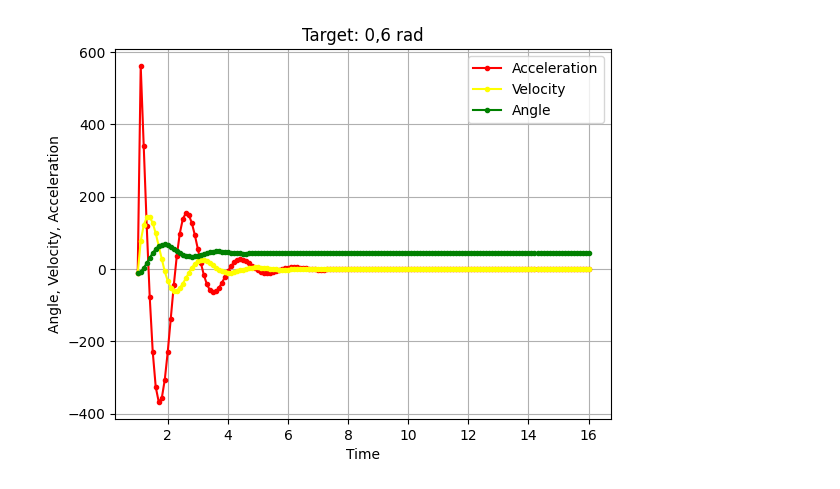
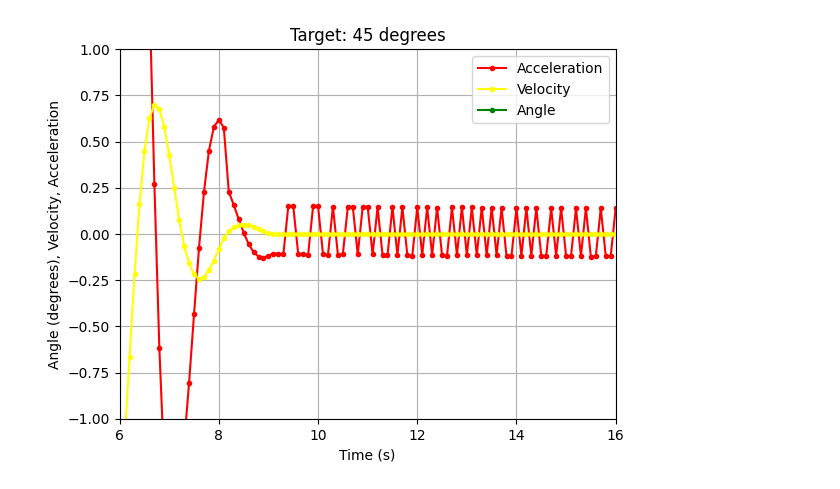
Before and after one commit to jacobrask15/programmering_og_modellering_robot, a Jupyter notebook: w9-10/opg1/plot_af_angle.ipynb, the cells around one changed output. Saved outputs shown, nothing was run; the diff lists cells and outputs as text; code cells hidden in the pictures.

```diff
--- a/w9-10/opg1/plot_af_angle.ipynb
+++ b/w9-10/opg1/plot_af_angle.ipynb
@@ -1,35 +1,35 @@
 # %%
 import matplotlib.pyplot as plt
 import numpy as np
 
 
 with open("test.txt", "r") as f:
 
     testOut2 = f.read()
     stringData = testOut2
     stringData = stringData.replace("mk_", "")
 
 
     data5 = eval(stringData)
 
 
     # Extract time and values, ignoring ON/OFF and direction for this plot
     times = [point[0] for point in data5]
     angles = [point[1] for point in data5]
     velocities = [point[2] for point in data5]
     accelerations = [point[3] for point in data5]
 
     # Create the plot
-    #plt.ylim(-1,1)
-    #plt.xlim(0, 3)
+    plt.ylim(-1,1)
+    plt.xlim(6, 16)
     plt.plot(times, accelerations, '-o', label='Acceleration', color='red', markersize=3)
     plt.plot(times, velocities, '-o', label='Velocity', color='yellow', markersize=3)
     plt.plot(times, angles, '-o', label='Angle', color='green', markersize=3)
-    plt.xlabel('Time')
-    plt.ylabel('Angle, Velocity, Acceleration')
-    plt.title('Target: 0,6 rad')
+    plt.xlabel('Time (s)')
+    plt.ylabel('Angle (degrees), Velocity, Acceleration')
+    plt.title('Target: 45 degrees')
     plt.legend()
     plt.grid(True)
     plt.show()
 # %% [output]
-[figure, old version]
+[figure, new version]
```
Also changed, not shown: 3 other files.
